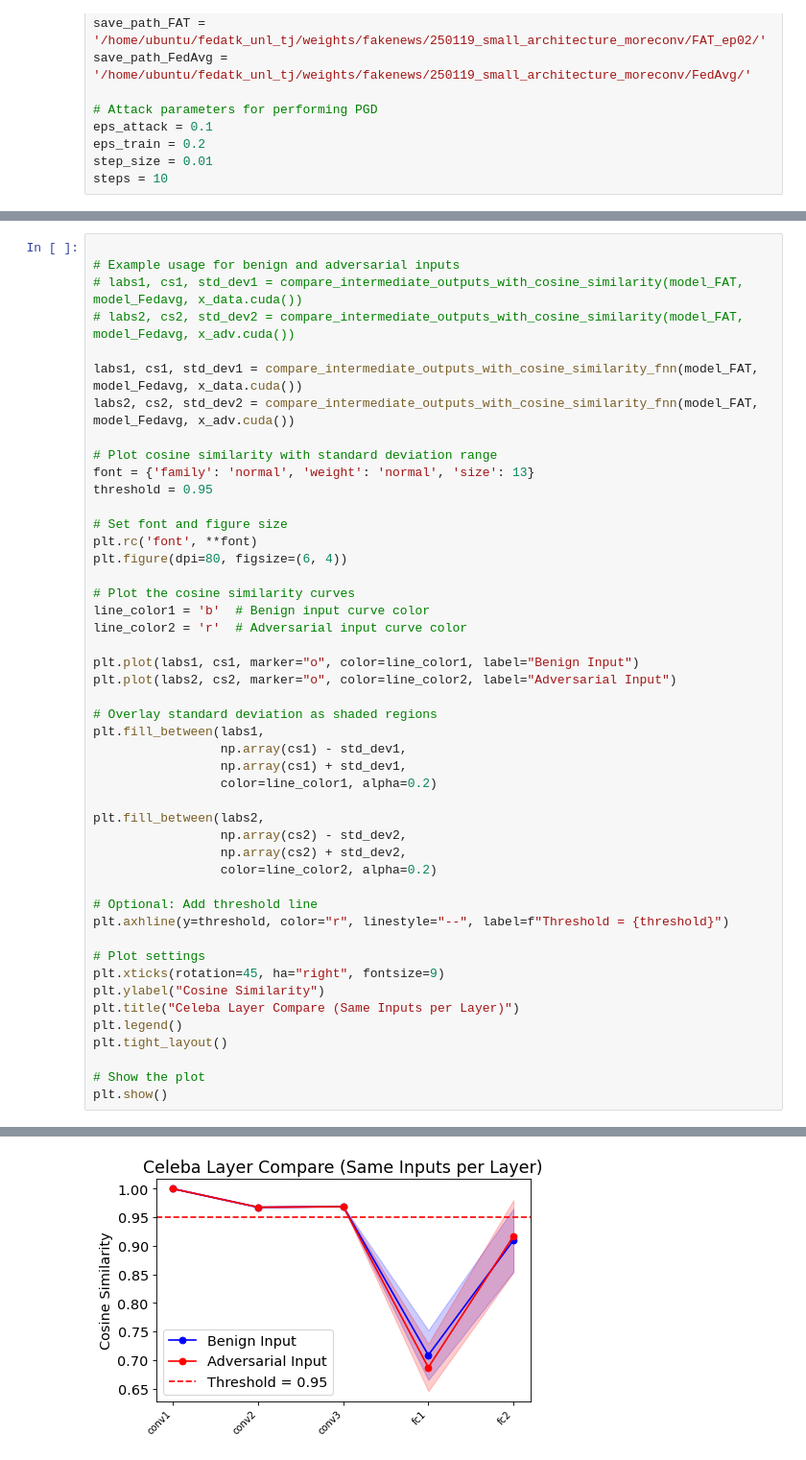
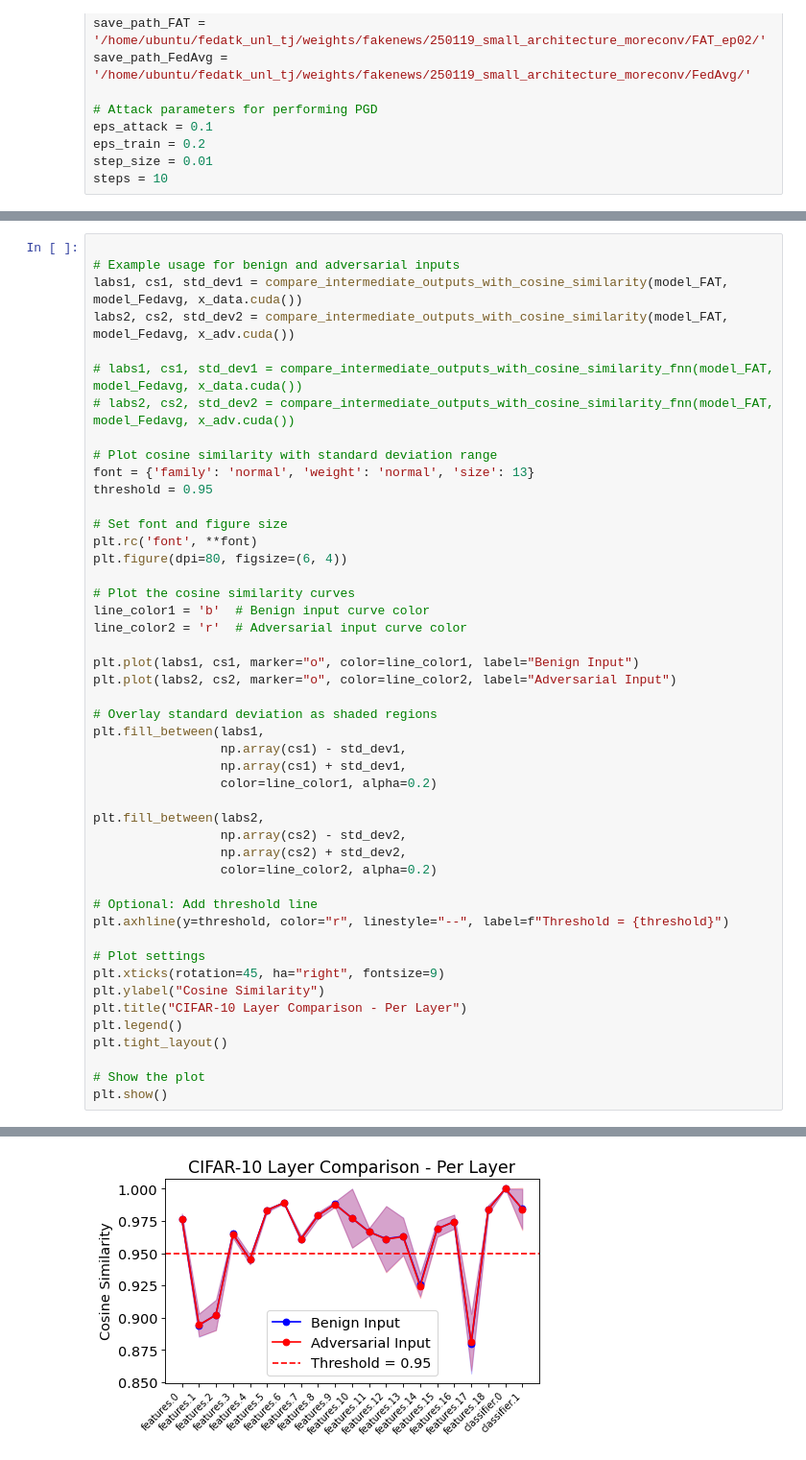
Before and after one commit to tj-kim/fedatk_unl_tj, a Jupyter notebook: icml25_exp/exp4_fig4_finding_layers.ipynb, the cells around one changed output, grey strips where cells are left out. Shown: that part at 96% size. Cells and saved outputs as stored; diff of their text form.

```diff
--- a/icml25_exp/exp4_fig4_finding_layers.ipynb
+++ b/icml25_exp/exp4_fig4_finding_layers.ipynb
@@ -224,11 +229,11 @@ fc2                                      0.13829431      0.37143031 !!!
 # %%
 
 # Example usage for benign and adversarial inputs
-# labs1, cs1, std_dev1 = compare_intermediate_outputs_with_cosine_similarity(model_FAT, model_Fedavg, x_data.cuda())
-# labs2, cs2, std_dev2 = compare_intermediate_outputs_with_cosine_similarity(model_FAT, model_Fedavg, x_adv.cuda())
+labs1, cs1, std_dev1 = compare_intermediate_outputs_with_cosine_similarity(model_FAT, model_Fedavg, x_data.cuda())
+labs2, cs2, std_dev2 = compare_intermediate_outputs_with_cosine_similarity(model_FAT, model_Fedavg, x_adv.cuda())
 
-labs1, cs1, std_dev1 = compare_intermediate_outputs_with_cosine_similarity_fnn(model_FAT, model_Fedavg, x_data.cuda())
-labs2, cs2, std_dev2 = compare_intermediate_outputs_with_cosine_similarity_fnn(model_FAT, model_Fedavg, x_adv.cuda())
+# labs1, cs1, std_dev1 = compare_intermediate_outputs_with_cosine_similarity_fnn(model_FAT, model_Fedavg, x_data.cuda())
+# labs2, cs2, std_dev2 = compare_intermediate_outputs_with_cosine_similarity_fnn(model_FAT, model_Fedavg, x_adv.cuda())
 
 # Plot cosine similarity with standard deviation range
 font = {'family': 'normal', 'weight': 'normal', 'size': 13}
@@ -262,7 +267,7 @@ plt.axhline(y=threshold, color="r", linestyle="--", label=f"Threshold = {thresho
 # Plot settings
 plt.xticks(rotation=45, ha="right", fontsize=9)
 plt.ylabel("Cosine Similarity")
-plt.title("Celeba Layer Compare (Same Inputs per Layer)")
+plt.title("CIFAR-10 Layer Comparison - Per Layer")
 plt.legend()
 plt.tight_layout()
 
@@ -286,4 +294,4 @@ fc2                                      0.91684294      0.06311116 !!!
-[figure, old version]
+[figure, new version]
 # %%
 model_Fedavg.state_dict().keys()
 # %% [output]
```
Also changed, not shown: parts of 11 cells of this notebook, 25 other files.
